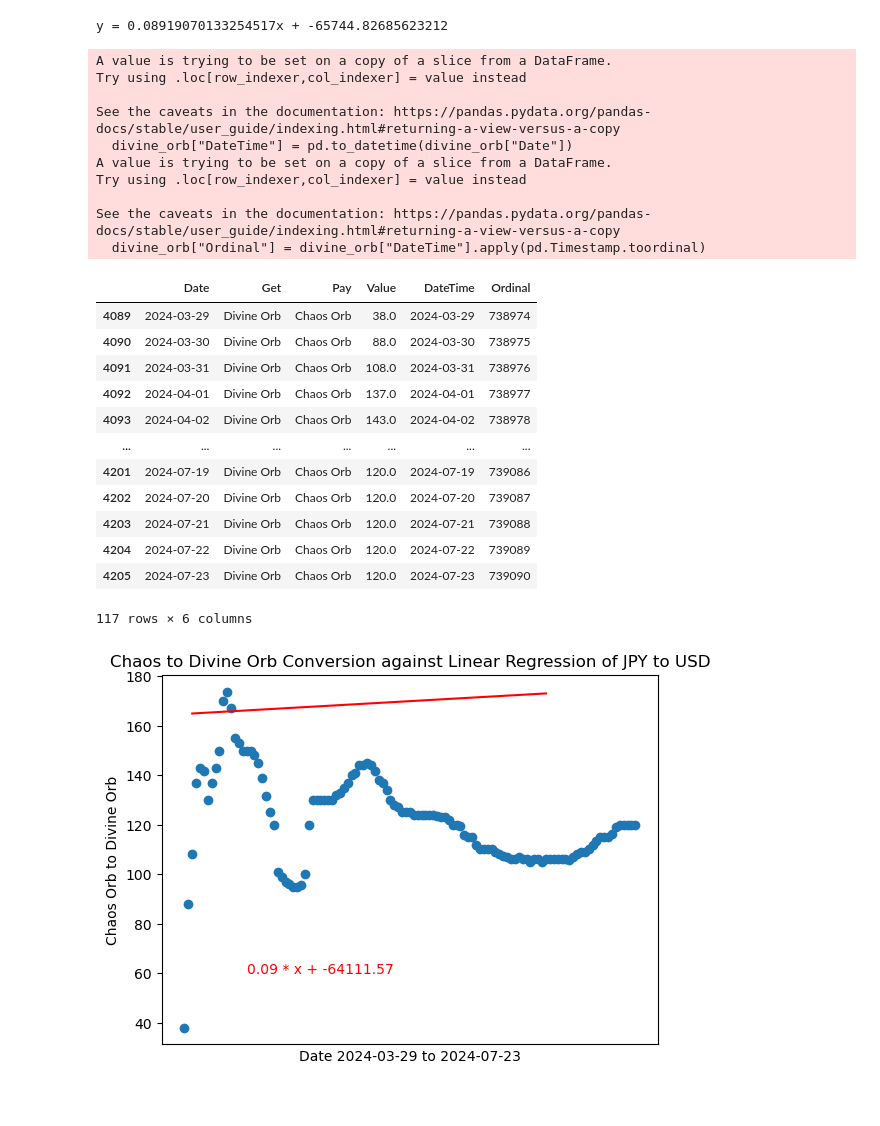
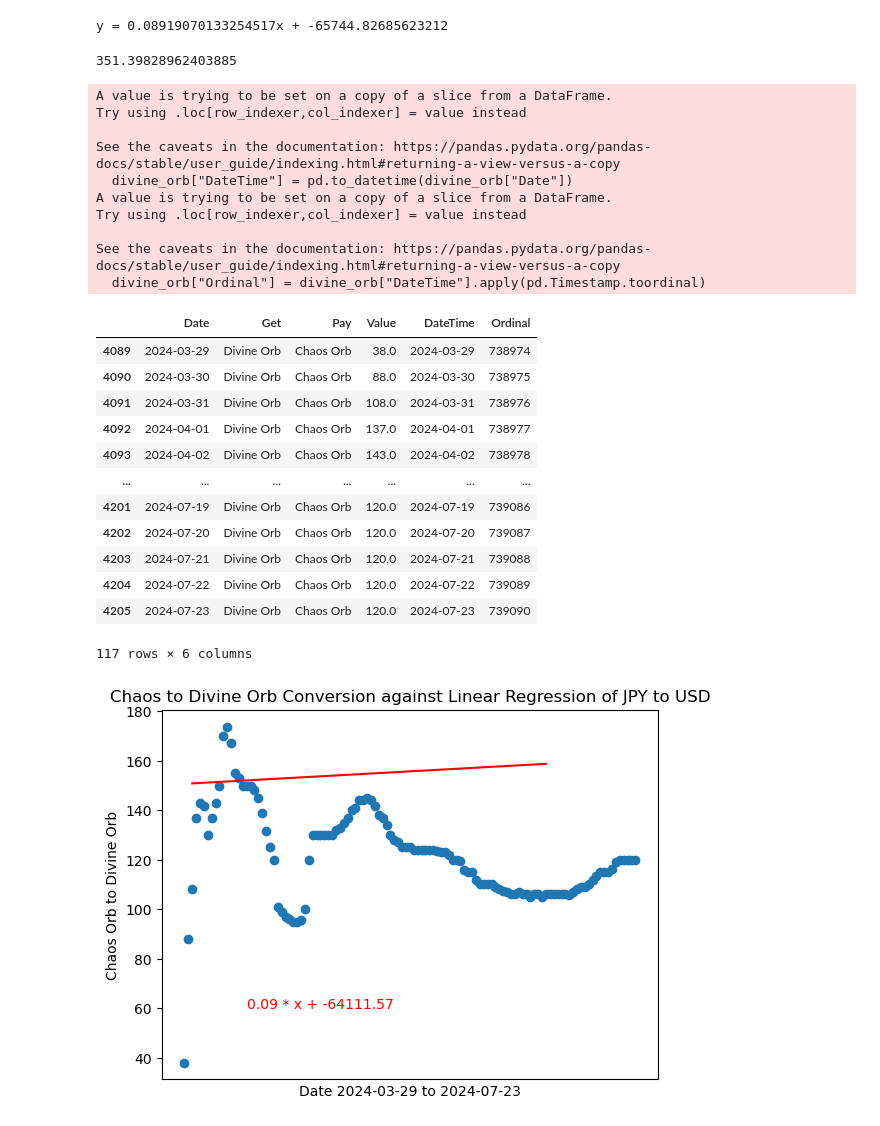
Before and after one commit to Brendan838/Path-of-Exile-Analysis, a Jupyter notebook: StockAPI.ipynb, the cells around one changed output. Cells and saved outputs as stored; diff of their text form; code cells hidden in the pictures.

```diff
--- a/StockAPI.ipynb
+++ b/StockAPI.ipynb
@@ -139,11 +135,11 @@ nec_time
 | 3 | 2024-03-31 | 150.10500 | 151.398 | 151.94400 | 146.49499 | 149.985498 | 738976 |
 # %%
 # Plot best fit line to scatter graph of data using polyfit
-m, b = np.polyfit(nec_time["Ordinal"], nec_time["Daily Average"], 1)
-nec_time_line_eq = f"{round(m, 2)} * x + {round(b, 2)}"
+nec_m, nec_b = np.polyfit(nec_time["Ordinal"], nec_time["Daily Average"], 1)
+nec_time_line_eq = f"{round(nec_m, 2)} * x + {round(nec_b, 2)}"
 print(nec_time_line_eq)
 plt.scatter(nec_time["Ordinal"], nec_time["Daily Average"])
-plt.plot(nec_time["Ordinal"], m * nec_time["Ordinal"] + b, color="red")
+plt.plot(nec_time["Ordinal"], nec_m * nec_time["Ordinal"] + nec_b, color="red")
 plt.annotate(nec_time_line_eq, xy=[738990, 150], color="red")
 plt.xlabel(f"Dates from {nec_start_date} to {nec_end_date}")
 plt.xticks([])
@@ -206,18 +202,21 @@ grouped_necro = clean_necro.sort_values(["Get", "Date"])
 divine_orb = grouped_necro[grouped_necro["Get"].isin(["Divine Orb"])]
 divine_orb["DateTime"] = pd.to_datetime(divine_orb["Date"])
 divine_orb["Ordinal"] = divine_orb["DateTime"].apply(pd.Timestamp.toordinal)
+div_var = divine_orb["Value"].var()
+print(div_var)
 divine_orb
 # %% [output]
-A value is trying to be set on a copy of a slice from a DataFrame.
-Try using .loc[row_indexer,col_indexer] = value instead
-
-See the caveats in the documentation: https://pandas.pydata.org/pandas-docs/stable/user_guide/indexing.html#returning-a-view-versus-a-copy
-  divine_orb["DateTime"] = pd.to_datetime(divine_orb["Date"])
-A value is trying to be set on a copy of a slice from a DataFrame.
-Try using .loc[row_indexer,col_indexer] = value instead
-
-See the caveats in the documentation: https://pandas.pydata.org/pandas-docs/stable/user_guide/indexing.html#returning-a-view-versus-a-copy
-  divine_orb["Ordinal"] = divine_orb["DateTime"].apply(pd.Timestamp.toordinal)
+351.39828962403885
+A value is trying to be set on a copy of a slice from a DataFrame.
+Try using .loc[row_indexer,col_indexer] = value instead
+
+See the caveats in the documentation: https://pandas.pydata.org/pandas-docs/stable/user_guide/indexing.html#returning-a-view-versus-a-copy
+  divine_orb["DateTime"] = pd.to_datetime(divine_orb["Date"])
+A value is trying to be set on a copy of a slice from a DataFrame.
+Try using .loc[row_indexer,col_indexer] = value instead
+
+See the caveats in the documentation: https://pandas.pydata.org/pandas-docs/stable/user_guide/indexing.html#returning-a-view-versus-a-copy
+  divine_orb["Ordinal"] = divine_orb["DateTime"].apply(pd.Timestamp.toordinal)
 |  | Date | Get | Pay | Value | DateTime | Ordinal |
 | 4089 | 2024-03-29 | Divine Orb | Chaos Orb | 38.0 | 2024-03-29 | 738974 |
 | 4090 | 2024-03-30 | Divine Orb | Chaos Orb | 88.0 | 2024-03-30 | 738975 |
@@ -230,17 +229,17 @@ See the caveats in the documentation: https://pandas.pydata.org/pandas-docs/stab
 | 4203 | 2024-07-21 | Divine Orb | Chaos Orb | 120.0 | 2024-07-21 | 739088 |
 | 4204 | 2024-07-22 | Divine Orb | Chaos Orb | 120.0 | 2024-07-22 | 739089 |
 | 4205 | 2024-07-23 | Divine Orb | Chaos Orb | 120.0 | 2024-07-23 | 739090 |
-117 rows × 6 columns
+117 rows × 6 columns
 # %%
 # Plot JPY to USD and Chaos to Divine data
 plt.scatter(divine_orb["Ordinal"], divine_orb["Value"])
-plt.plot(nec_time["Ordinal"], m * nec_time["Ordinal"] + b, color="red")
+plt.plot(nec_time["Ordinal"], nec_m * nec_time["Ordinal"] + nec_b, color="red")
 plt.xlabel("Date 2024-03-29 to 2024-07-23")
 plt.xticks([])
 plt.ylabel("Chaos Orb to Divine Orb")
 plt.annotate(nec_time_line_eq, xy=[738990, 60], color="red")
 plt.title("Chaos to Divine Orb Conversion against Linear Regression of JPY to USD")
 plt.savefig("ChaostoDivineComparison.jpg")
 plt.show()
 # %% [output]
-[figure, old version]
+[figure, new version]
```
Also changed, not shown: parts of 5 cells of this notebook, 2 other files.
